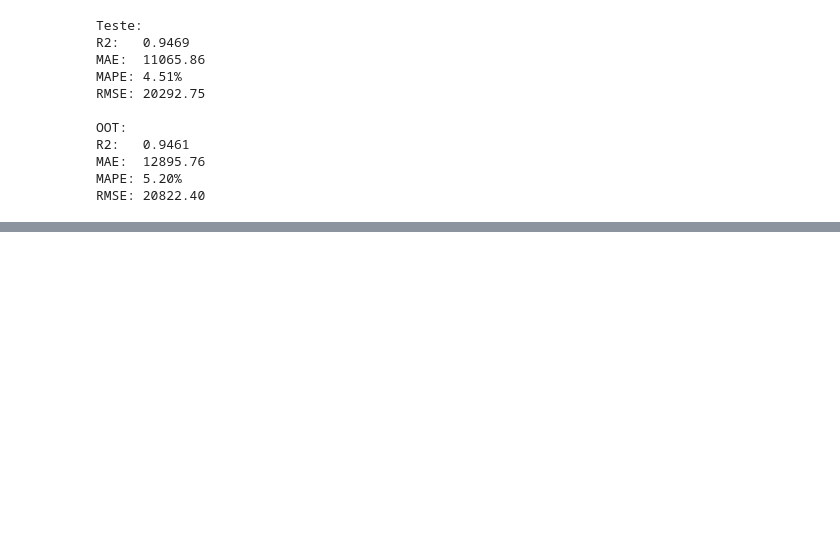
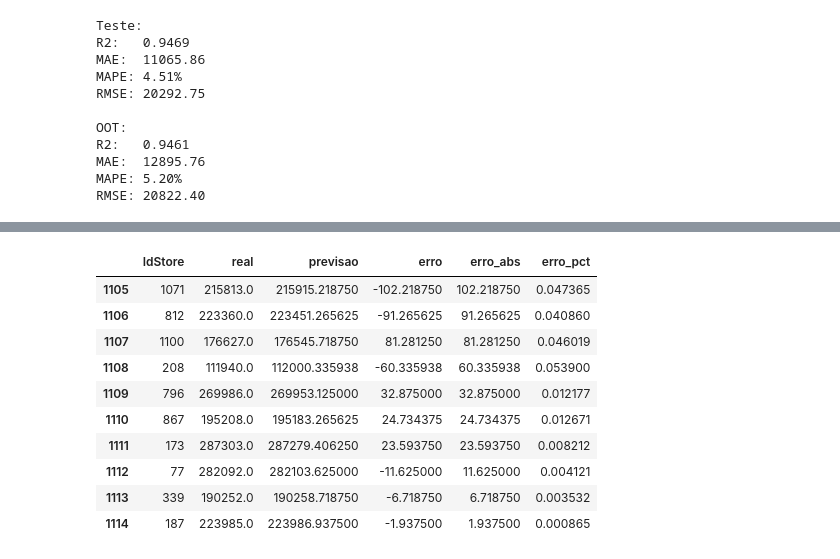
Before and after one commit to p-willyams/rossman-sales-forecast, a Jupyter notebook: src/03-train/train.ipynb, the cells around one changed output, grey strips where cells are left out. Drawn from its saved outputs; the diff is of its cells as text; code cells hidden in the pictures; blank space fills up the shorter version.

```diff
--- a/src/03-train/train.ipynb
+++ b/src/03-train/train.ipynb
@@ -781,0 +833,14 @@ RMSE: 20822.40
+# %%
+df_mae_loja_sorted.tail(10)
+# %% [output]
+|  | IdStore | real | previsao | erro | erro_abs | erro_pct |
+| 1105 | 1071 | 215813.0 | 215915.218750 | -102.218750 | 102.218750 | 0.047365 |
+| 1106 | 812 | 223360.0 | 223451.265625 | -91.265625 | 91.265625 | 0.040860 |
+| 1107 | 1100 | 176627.0 | 176545.718750 | 81.281250 | 81.281250 | 0.046019 |
+| 1108 | 208 | 111940.0 | 112000.335938 | -60.335938 | 60.335938 | 0.053900 |
+| 1109 | 796 | 269986.0 | 269953.125000 | 32.875000 | 32.875000 | 0.012177 |
+| 1110 | 867 | 195208.0 | 195183.265625 | 24.734375 | 24.734375 | 0.012671 |
+| 1111 | 173 | 287303.0 | 287279.406250 | 23.593750 | 23.593750 | 0.008212 |
+| 1112 | 77 | 282092.0 | 282103.625000 | -11.625000 | 11.625000 | 0.004121 |
+| 1113 | 339 | 190252.0 | 190258.718750 | -6.718750 | 6.718750 | 0.003532 |
+| 1114 | 187 | 223985.0 | 223986.937500 | -1.937500 | 1.937500 | 0.000865 |
```
Also changed, not shown: parts of 21 cells of this notebook.
